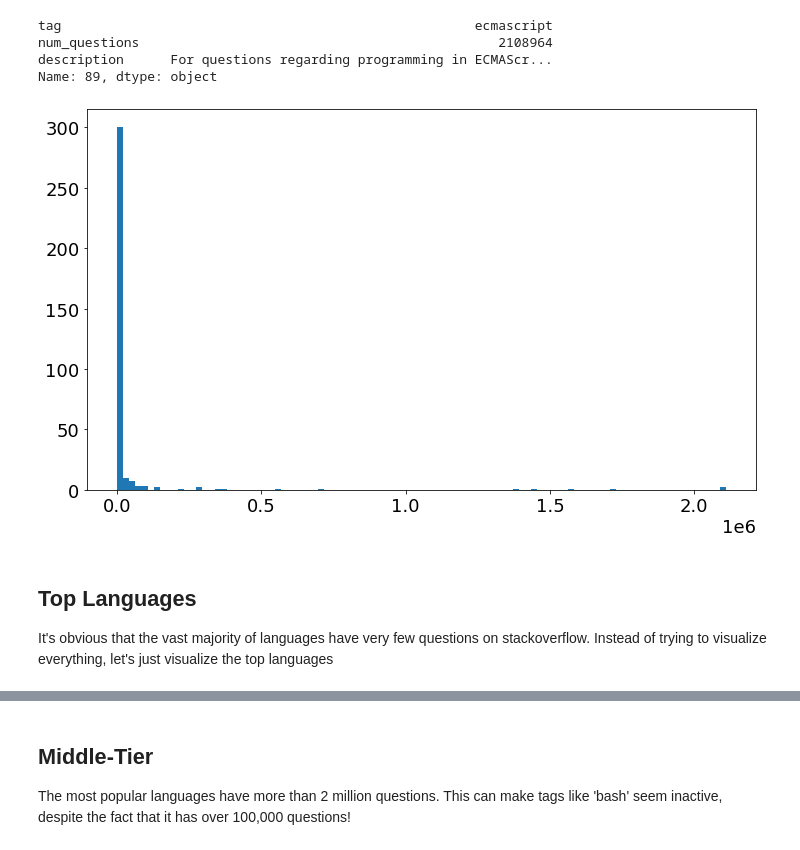
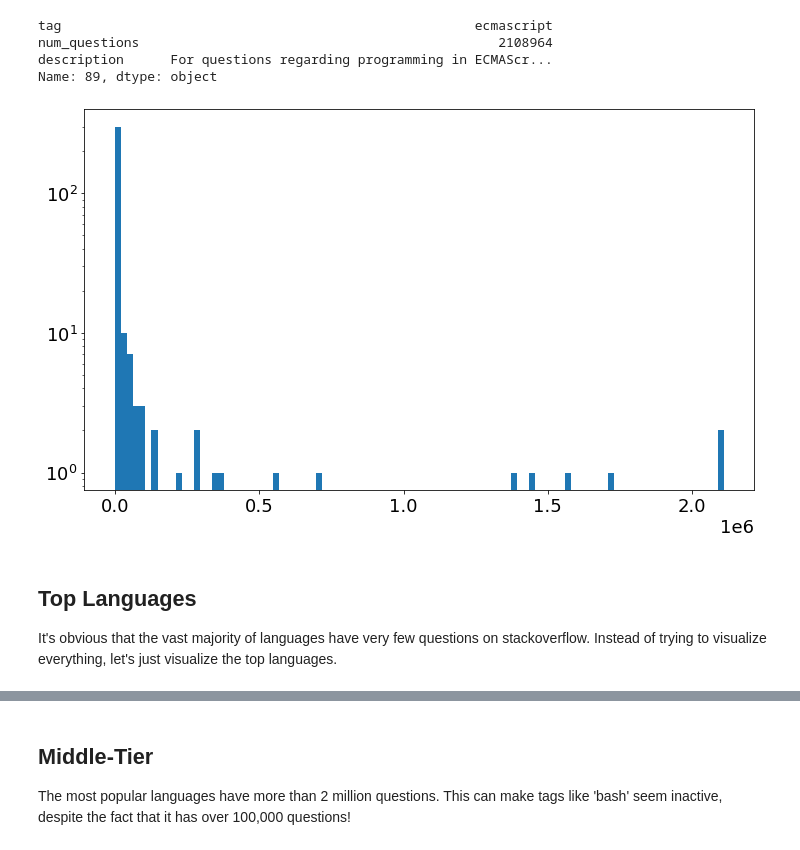
Before and after one commit to paigeweber13/learning-sandbox, a Jupyter notebook: data-science/stackoverflow-questions-per-language/stackoverflow-questions-per-language.ipynb, the cells around one changed output, grey strips where cells are left out. Drawn from its saved outputs; the diff is of its cells as text; code cells hidden in the pictures.

```diff
--- a/data-science/stackoverflow-questions-per-language/stackoverflow-questions-per-language.ipynb
+++ b/data-science/stackoverflow-questions-per-language/stackoverflow-questions-per-language.ipynb
@@ -360,15 +360,16 @@ Name: 89, dtype: object
 # %%
 fig = plt.figure(figsize=(12, 7))
 ax = plt.subplot()
 
 ax.hist(pl_df['num_questions'], bins=100)
+ax.set_yscale('log')
 
 plt.show()
 # %% [output]
-[figure, old version]
+[figure, new version]
 # %% [markdown]
 ## Top Languages
-It's obvious that the vast majority of languages have very few questions on stackoverflow. Instead of trying to visualize everything, let's just visualize the top languages
+It's obvious that the vast majority of languages have very few questions on stackoverflow. Instead of trying to visualize everything, let's just visualize the top languages.
 # %%
 # we chose top 30, this is arbitrary
 pl_top_ten = pl_df.iloc[0:20]
```
Also changed, not shown: parts of 8 cells of this notebook.
